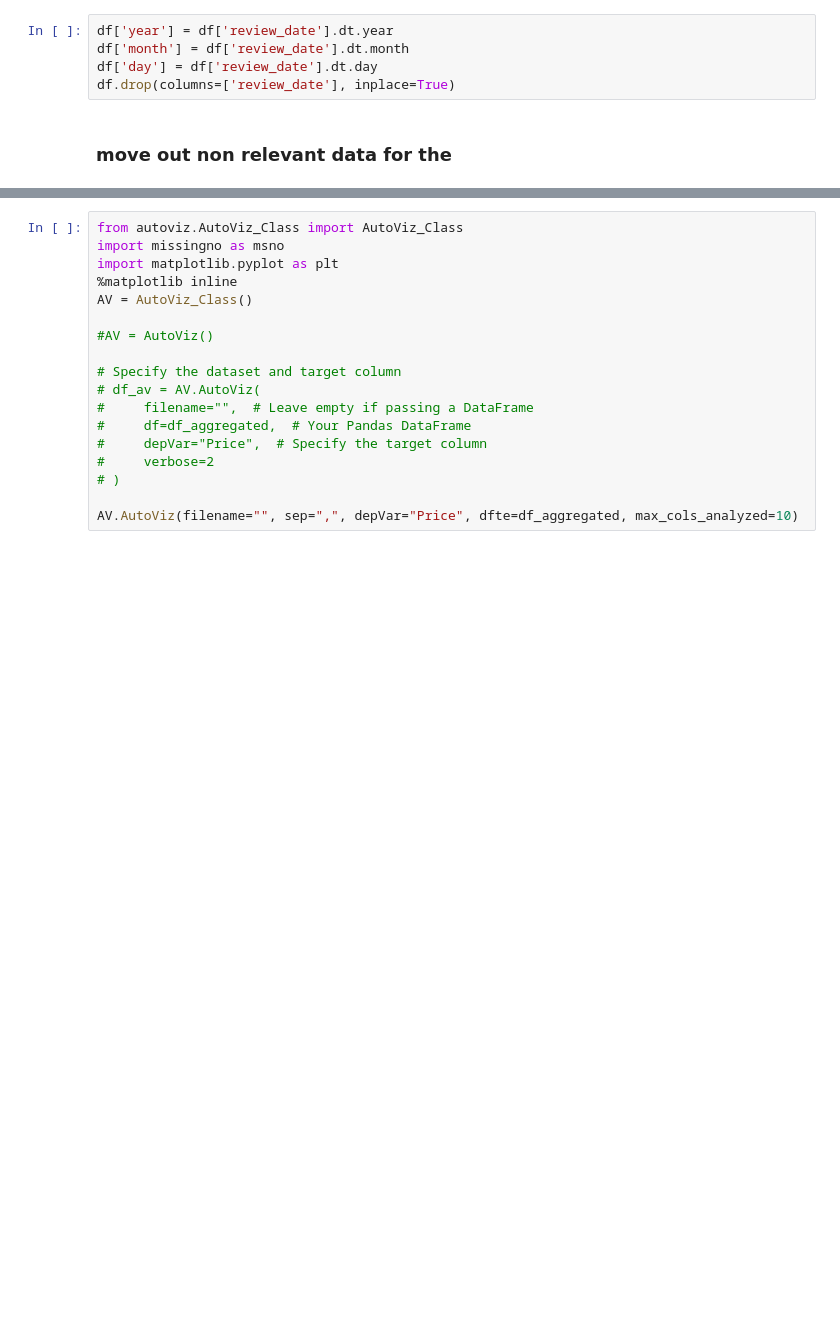
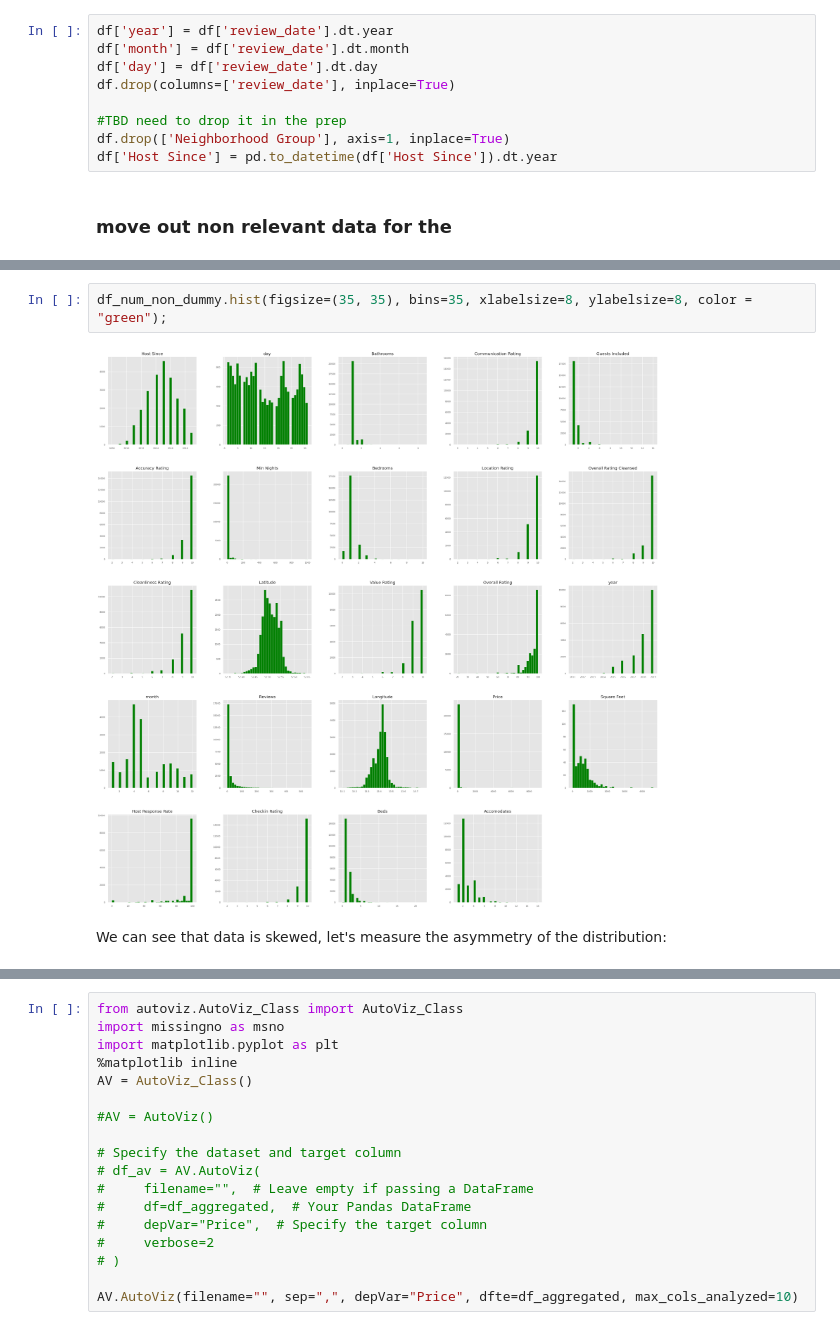
Before and after one commit to rafatb/Berlin_Airbnb_Price_Prediction, a Jupyter notebook: Berlin_Airbnb_Price_Prediction_EDA.ipynb, the cells around one changed output, grey strips where cells are left out. Saved outputs shown, nothing was run; the diff lists cells and outputs as text; blank space fills up the shorter version.

```diff
--- a/Berlin_Airbnb_Price_Prediction_EDA.ipynb
+++ b/Berlin_Airbnb_Price_Prediction_EDA.ipynb
@@ -100,6 +98,10 @@ df['year'] = df['review_date'].dt.year
 df['month'] = df['review_date'].dt.month
 df['day'] = df['review_date'].dt.day
 df.drop(columns=['review_date'], inplace=True)
+
+#TBD need to drop it in the prep
+df.drop(['Neighborhood Group'], axis=1, inplace=True)
+df['Host Since'] = pd.to_datetime(df['Host Since']).dt.year
 # %% [markdown]
 ### move out non relevant data for the
 # %%
@@ -167,0 +169,6 @@ df_aggregated = df_aggregated[df_aggregated["Price"] < 600]
+# %%
+df_num_non_dummy.hist(figsize=(35, 35), bins=35, xlabelsize=8, ylabelsize=8, color = "green");
+# %% [output]
+[figure, added]
+# %% [markdown]
+We can see that data is skewed, let's measure the asymmetry of the distribution:
```
Also changed, not shown: parts of 22 cells of this notebook.
